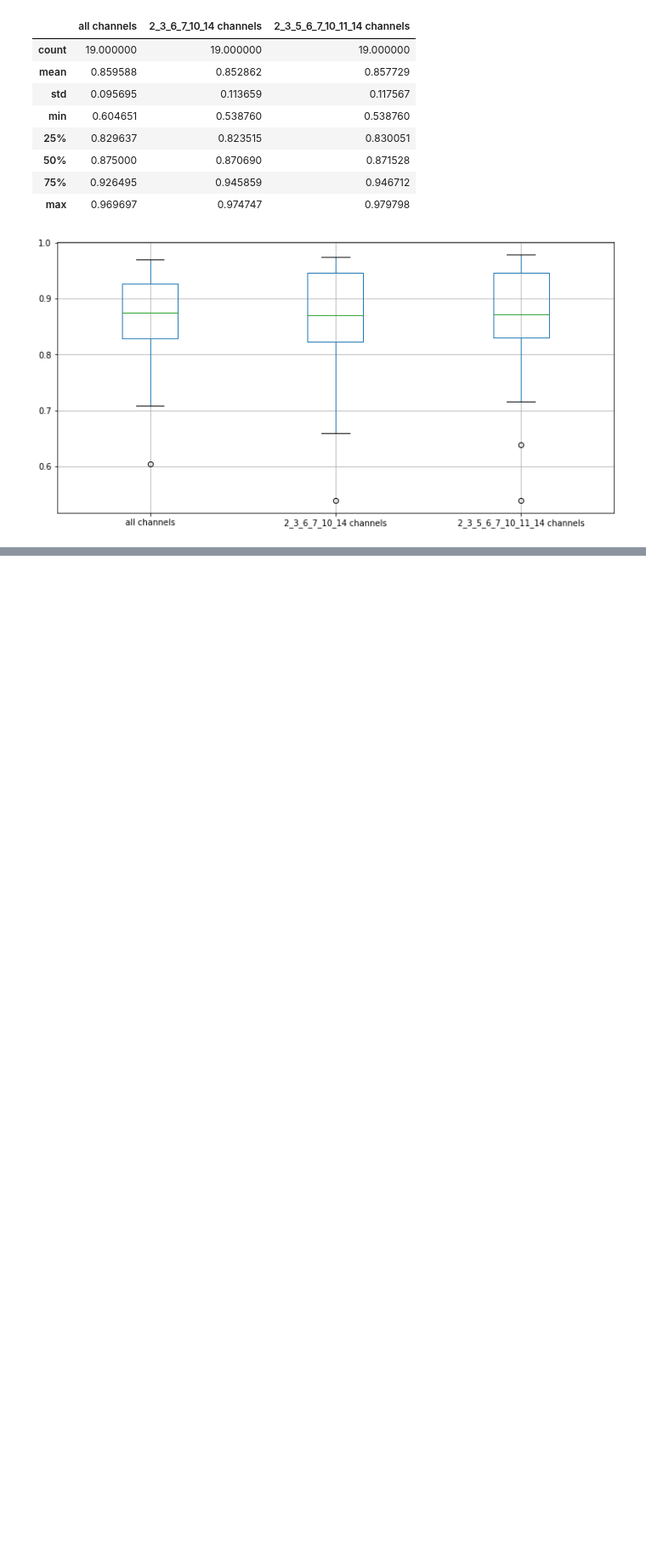
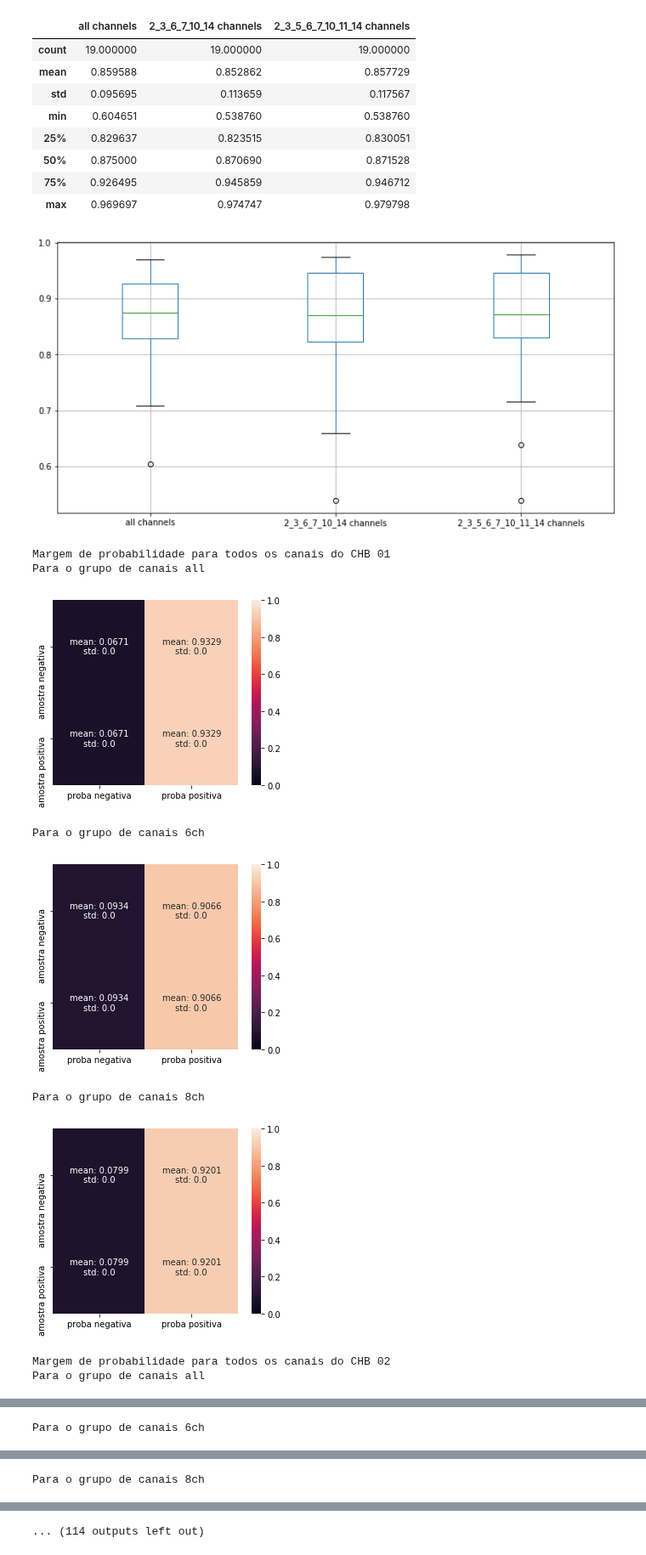
Before and after one commit to newtmagalhaes/Machine-Learning, a Jupyter notebook: ML/f02-chb/05-svc-oneVSall.ipynb, the cells around one changed output, grey strips where cells are left out. Shown at 85% size. Cells and saved outputs as stored; diff of their text form; code cells hidden in the pictures; blank space fills up the shorter version.

Commit message:
Adicionando plotagens de margem de probabilidade

```diff
--- a/ML/f02-chb/05-svc-oneVSall.ipynb
+++ b/ML/f02-chb/05-svc-oneVSall.ipynb
@@ -176,3 +176,39 @@ one_vs_all_df.sort_values(by='all channels', ascending=False).head(19)[one_vs_al
 | 75% | 0.926495 | 0.945859 | 0.946712 |
 | max | 0.969697 | 0.974747 | 0.979798 |
 [figure]
+# %%
+for chb in file_range:
+    print(f'Margem de probabilidade para todos os canais do CHB {chb}')
+
+    for channel in ['all', '6ch', '8ch']:
+        print(f'Para o grupo de canais {channel}')
+
+        mean_arr, std_arr = proba_dict[chb][channel].mean(axis=1), proba_dict[chb][channel].std(axis=1)
+        annotations = \
+            np.array(
+                [f'mean: {round(mean, 4)}\nstd: {round(std, 4)}' for mean, std in zip(mean_arr.flatten(), std_arr.flatten())]
+            ).reshape((2, 2))
+
+        heatmap(
+            data=mean_arr,
+            annot=annotations,
+            fmt='',
+            cbar=True,
+            vmin=0,
+            vmax=1,
+            square=True,
+            xticklabels=['proba negativa', 'proba positiva'],
+            yticklabels=['amostra negativa', 'amostra positiva']
+        )
+
+        plt.show()
+# %% [output]
+Margem de probabilidade para todos os canais do CHB 01
+Para o grupo de canais all
+[figure, added]
+Para o grupo de canais 6ch
+[figure, added]
+Para o grupo de canais 8ch
+[figure, added]
+Margem de probabilidade para todos os canais do CHB 02
+Para o grupo de canais all
@@ -178,0 +216 @@ one_vs_all_df.sort_values(by='all channels', ascending=False).head(19)[one_vs_al
+Para o grupo de canais 6ch
@@ -178,0 +218 @@ one_vs_all_df.sort_values(by='all channels', ascending=False).head(19)[one_vs_al
+Para o grupo de canais 8ch
@@ -178,0 +220 @@ one_vs_all_df.sort_values(by='all channels', ascending=False).head(19)[one_vs_al
+... (114 outputs left out)
```
Also changed, not shown: parts of 2 cells of this notebook.
